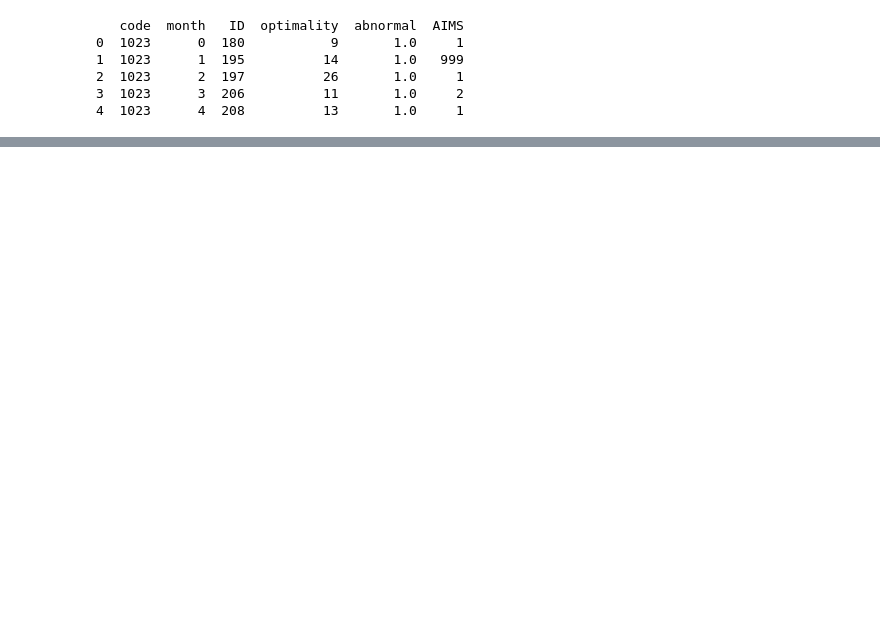
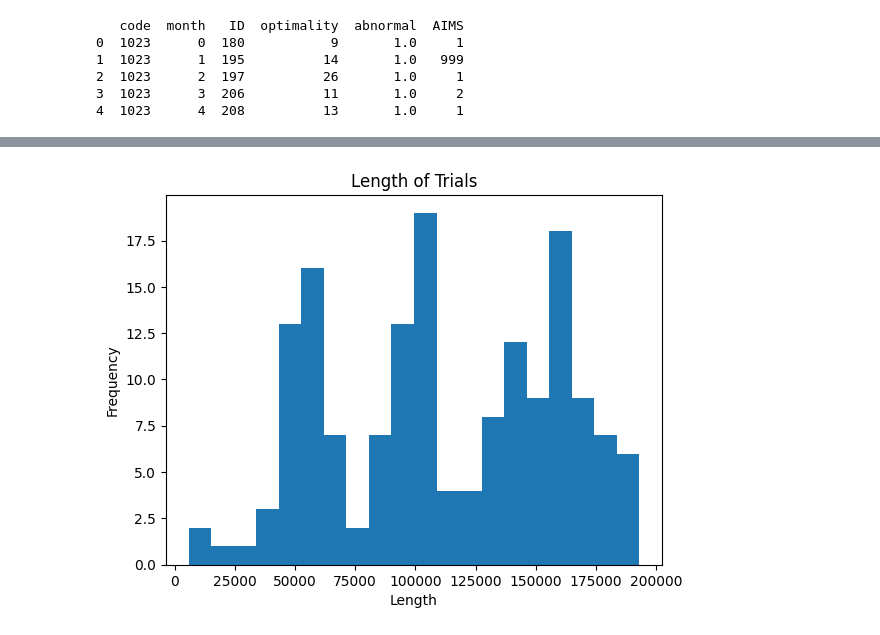
Before and after one commit to holly-hewitt/Abnormal-Infant-Movement-Detection, a Jupyter notebook: Code/DataLoading.ipynb, the cells around one changed output, grey strips where cells are left out. Cells and saved outputs as stored; diff of their text form; code cells hidden in the pictures; blank space fills up the shorter version.

```diff
--- a/Code/DataLoading.ipynb
+++ b/Code/DataLoading.ipynb
@@ -378,33 +359,43 @@ for i in range(len(topKDataframes)):
 
     # Append the first and second halves to accelData
     accelData['Measurements'].append(first_half)
     accelData['Measurements'].append(second_half)
 
     # Append the corresponding values for month, code, abnormal, aims, and optimality
     accelData['Month'].extend([month, month])
     accelData['Code'].extend([code, code])
     accelData['Abnormal'].extend([abnormal, abnormal])
     accelData['AIMS'].extend([aims, aims])
     accelData['Optimality'].extend([optimality, optimality])
 
+# PLot histogram of length of trials
+lengths = [len(accelData['Measurements'][i]) for i in range(len(accelData['Measurements']))]
+plt.hist(lengths, bins=20)
+plt.title("Length of Trials")
+plt.xlabel("Length")
+plt.ylabel("Frequency")
+plt.show()
+
 # Memory management
 del numRowsAccel
 del topKIndices
 del sortedIndices
 del topKDataframes
 del topKMonths
 del topKCodes
 del topKAbnormal
 del topKAIMS
 del topKOptimality
 del first_half
 del second_half
 del df
 del month
 del code
 del abnormal
 del aims
 del optimality
+# %% [output]
+[figure, added]
 # %%
 # Create another key-value pair in the accelData dictionary with the measurement data normalised
 accelData['Normalised'] = []
```
Also changed, not shown: parts of 11 cells of this notebook.
